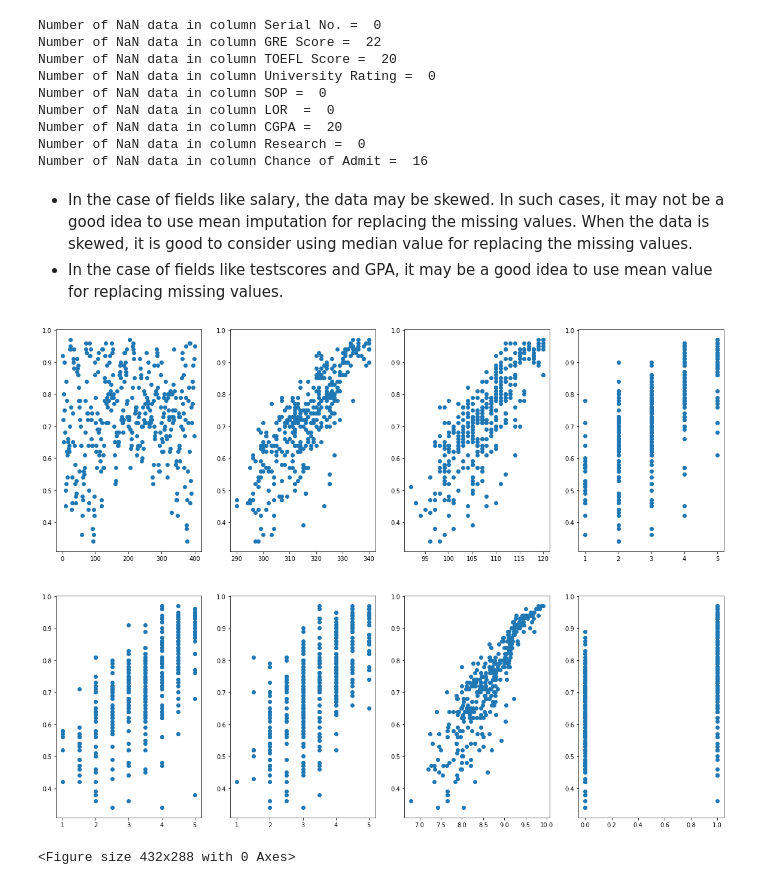
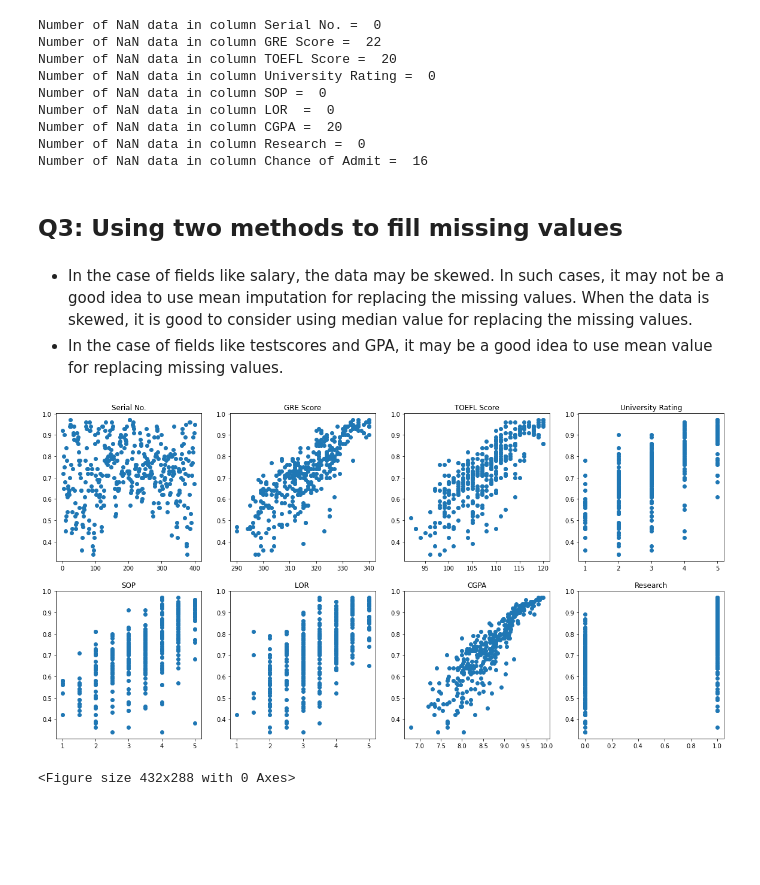
Before and after one commit to ouldouzN/task2_edit1, a Jupyter notebook: task2.ipynb, the cells around one changed output. Cells and saved outputs as stored; diff of their text form; code cells hidden in the pictures; blank space fills up the shorter version.

```diff
--- a/task2.ipynb
+++ b/task2.ipynb
@@ -50,6 +58,8 @@ Number of NaN data in column LOR  =  0
 Number of NaN data in column CGPA =  20
 Number of NaN data in column Research =  0
 Number of NaN data in column Chance of Admit =  16
+# %% [markdown]
+## Q3: Using two methods to fill missing values
 # %%
 columns=data.columns
 data_mean=pd.DataFrame()
@@ -63,17 +73,23 @@ for column in columns:
 * In the case of fields like salary, the data may be skewed. In such cases, it may not be a good idea to use mean imputation for replacing the missing values. When the data is skewed, it is good to consider using median value for replacing the missing values.
 * In the case of fields like testscores and GPA, it may be a good idea to use mean value for replacing missing values.
 # %%
-fig,axs=plt.subplots(2,4, figsize=(20,15))
+fig,axs=plt.subplots(2,4, figsize=(20,10))
 plt.figure()
-axs[0,0].scatter(data['Serial No.'],data['Chance of Admit'])
-axs[0,1].scatter(data['GRE Score'],data['Chance of Admit'])
-axs[0,2].scatter(data['TOEFL Score'],data['Chance of Admit'])
-axs[0,3].scatter(data['University Rating'],data['Chance of Admit'])
-axs[1,0].scatter(data['SOP'],data['Chance of Admit'])
-axs[1,1].scatter(data['LOR '],data['Chance of Admit'])
-axs[1,2].scatter(data['CGPA'],data['Chance of Admit'])
-axs[1,3].scatter(data['Research'],data['Chance of Admit'])
+# axs[0,0].scatter(data['Serial No.'],data['Chance of Admit'])
+# axs[0,1].scatter(data['GRE Score'],data['Chance of Admit'])
+# axs[0,2].scatter(data['TOEFL Score'],data['Chance of Admit'])
+# axs[0,3].scatter(data['University Rating'],data['Chance of Admit'])
+# axs[1,0].scatter(data['SOP'],data['Chance of Admit'])
+# axs[1,1].scatter(data['LOR '],data['Chance of Admit'])
+# axs[1,2].scatter(data['CGPA'],data['Chance of Admit'])
+# axs[1,3].scatter(data['Research'],data['Chance of Admit'])
+c = 0
+for i in range(2):
+    for j in range(4):
+        axs[i,j].scatter(data[columns[c]], data['Chance of Admit'])
+        axs[i,j].set_title(columns[c])
+        c += 1
 plt.show()
 # %% [output]
-[figure, old version]
+[figure, new version]
 <Figure size 432x288 with 0 Axes>
```
Also changed, not shown: parts of 3 cells of this notebook.
